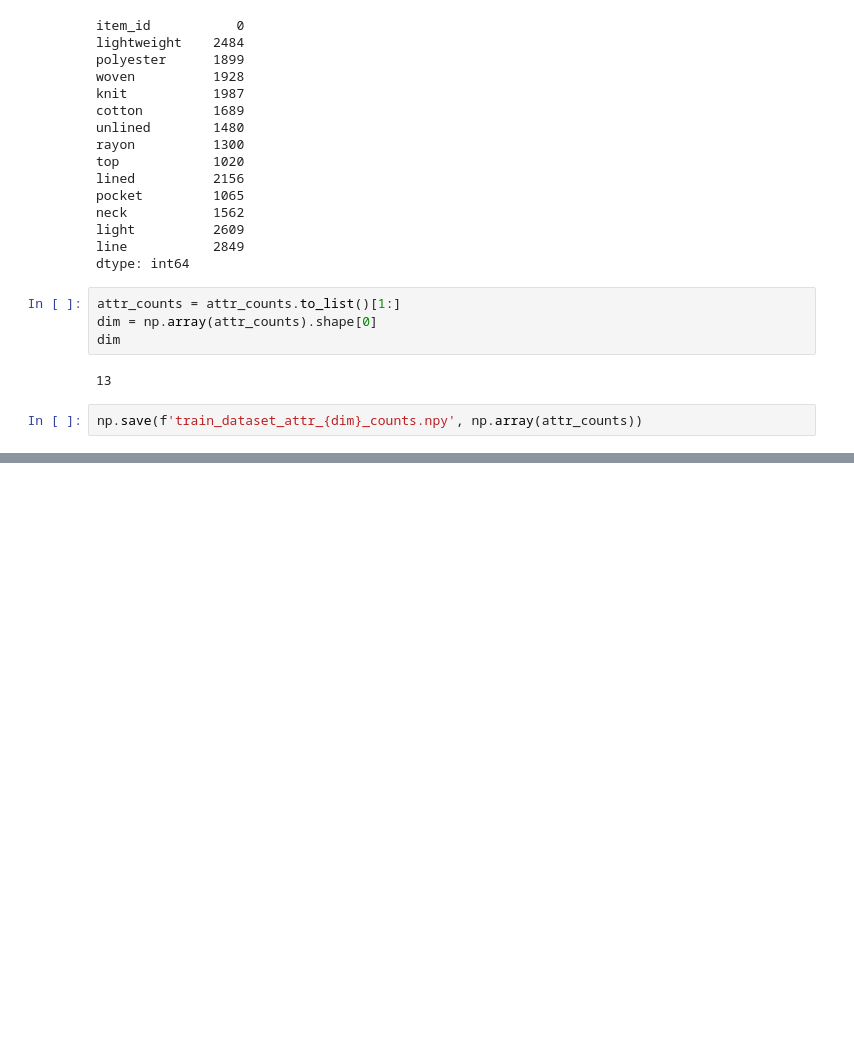
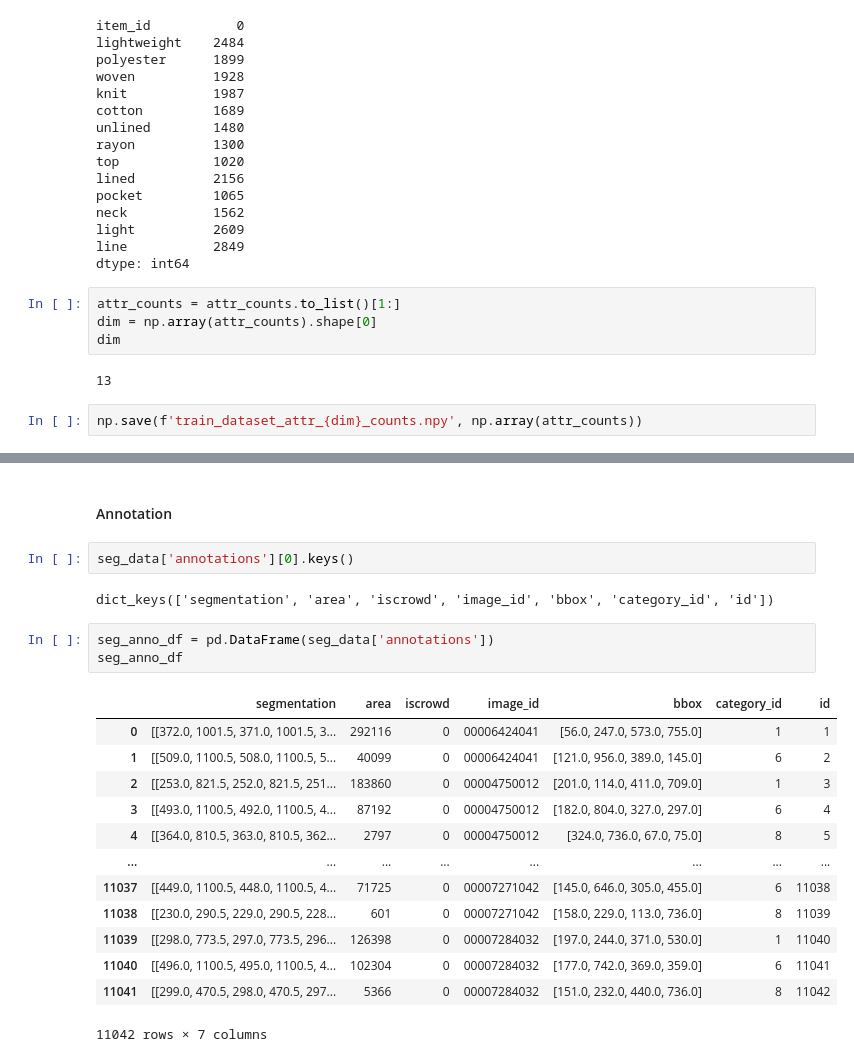
Before and after one commit to kevinleewy/CS329S-project, a Jupyter notebook: notebooks/data_analysis.ipynb, the cells around one changed output, grey strips where cells are left out. Cells and saved outputs as stored; diff of their text form; blank space fills up the shorter version.

```diff
--- a/notebooks/data_analysis.ipynb
+++ b/notebooks/data_analysis.ipynb
@@ -410,0 +451,23 @@ np.save(f'train_dataset_attr_{dim}_counts.npy', np.array(attr_counts))
+# %% [markdown]
+#### Annotation
+# %%
+seg_data['annotations'][0].keys()
+# %% [output]
+dict_keys(['segmentation', 'area', 'iscrowd', 'image_id', 'bbox', 'category_id', 'id'])
+# %%
+seg_anno_df = pd.DataFrame(seg_data['annotations'])
+seg_anno_df
+# %% [output]
+|  | segmentation | area | iscrowd | image_id | bbox | category_id | id |
+| 0 | [[372.0, 1001.5, 371.0, 1001.5, 3... | 292116 | 0 | 00006424041 | [56.0, 247.0, 573.0, 755.0] | 1 | 1 |
+| 1 | [[509.0, 1100.5, 508.0, 1100.5, 5... | 40099 | 0 | 00006424041 | [121.0, 956.0, 389.0, 145.0] | 6 | 2 |
+| 2 | [[253.0, 821.5, 252.0, 821.5, 251... | 183860 | 0 | 00004750012 | [201.0, 114.0, 411.0, 709.0] | 1 | 3 |
+| 3 | [[493.0, 1100.5, 492.0, 1100.5, 4... | 87192 | 0 | 00004750012 | [182.0, 804.0, 327.0, 297.0] | 6 | 4 |
+| 4 | [[364.0, 810.5, 363.0, 810.5, 362... | 2797 | 0 | 00004750012 | [324.0, 736.0, 67.0, 75.0] | 8 | 5 |
+| ... | ... | ... | ... | ... | ... | ... | ... |
+| 11037 | [[449.0, 1100.5, 448.0, 1100.5, 4... | 71725 | 0 | 00007271042 | [145.0, 646.0, 305.0, 455.0] | 6 | 11038 |
+| 11038 | [[230.0, 290.5, 229.0, 290.5, 228... | 601 | 0 | 00007271042 | [158.0, 229.0, 113.0, 736.0] | 8 | 11039 |
+| 11039 | [[298.0, 773.5, 297.0, 773.5, 296... | 126398 | 0 | 00007284032 | [197.0, 244.0, 371.0, 530.0] | 1 | 11040 |
+| 11040 | [[496.0, 1100.5, 495.0, 1100.5, 4... | 102304 | 0 | 00007284032 | [177.0, 742.0, 369.0, 359.0] | 6 | 11041 |
+| 11041 | [[299.0, 470.5, 298.0, 470.5, 297... | 5366 | 0 | 00007284032 | [151.0, 232.0, 440.0, 736.0] | 8 | 11042 |
+11042 rows × 7 columns
```
Also changed, not shown: parts of 14 cells of this notebook, 2 other files.
